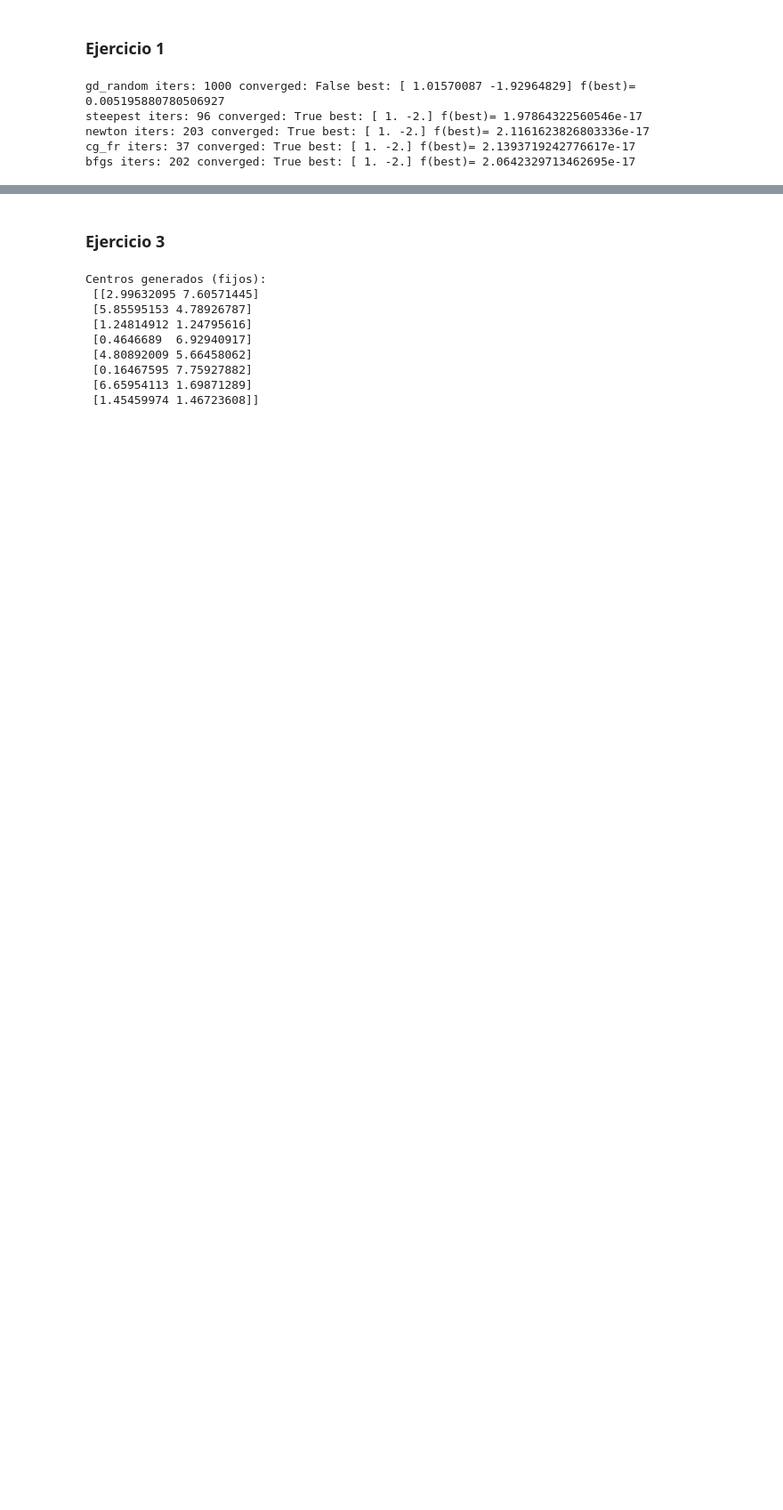
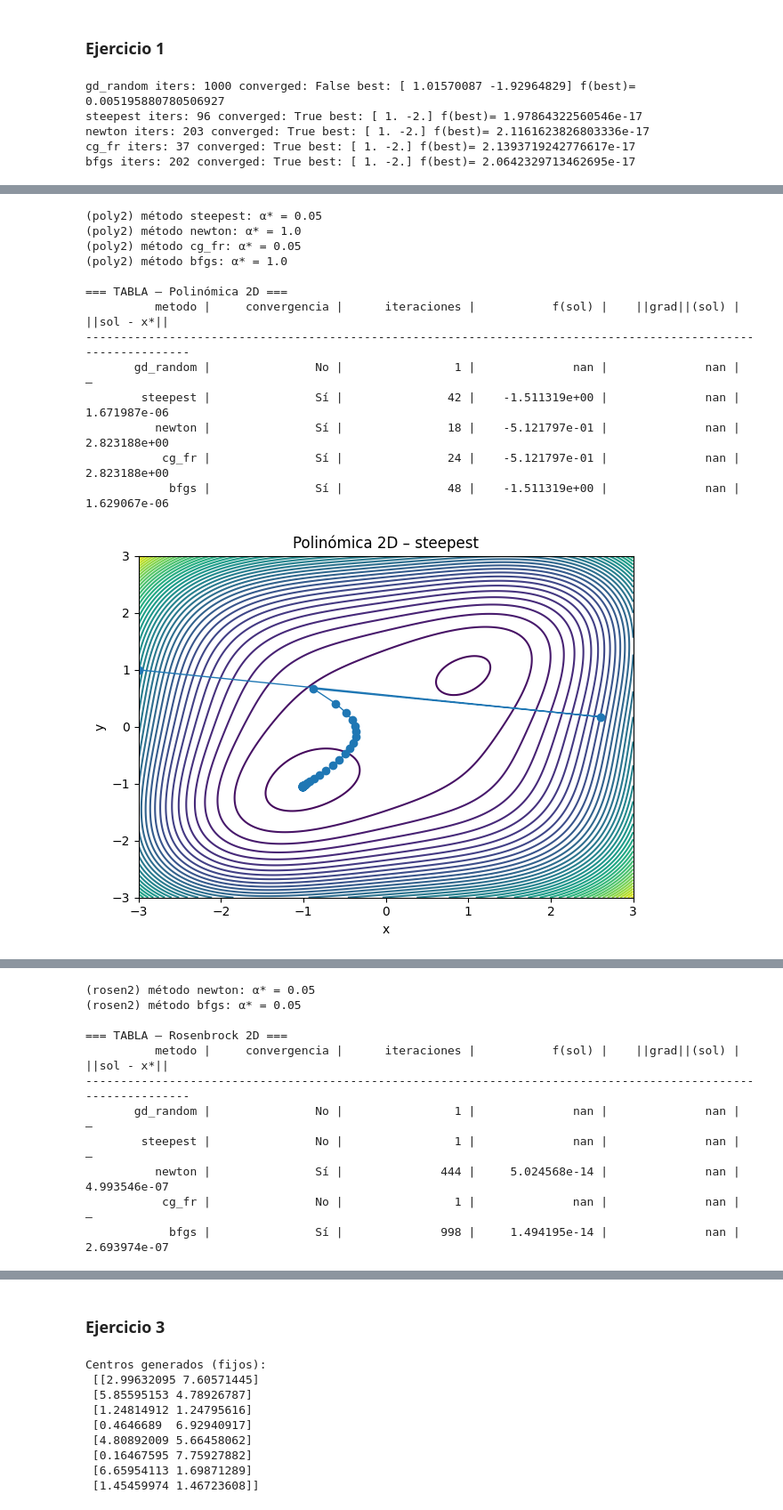
Before and after one commit to JPS4321/Lab3-MoSi, a Jupyter notebook: Lab3.ipynb, the cells around one changed output, grey strips where cells are left out. Shown at 89% size. Saved outputs shown, nothing was run; the diff lists cells and outputs as text; code cells hidden in the pictures; blank space fills up the shorter version.

```diff
--- a/Lab3.ipynb
+++ b/Lab3.ipynb
@@ -348,0 +634,22 @@ bfgs iters: 202 converged: True best: [ 1. -2.] f(best)= 2.0642329713462695e-17
+# %%
+# Corre cada problema y genera tablas + gráficas
+best_poly2, rows_poly2   = run_poly2()
+best_rosen2, rows_rosen2 = run_rosen2()
+
+# 7D sin Newton:
+best_rosen7, rows_rosen7 = run_rosen7(use_newton_7d=False)
+# %% [output]
+(poly2) método steepest: α* = 0.05
+(poly2) método newton: α* = 1.0
+(poly2) método cg_fr: α* = 0.05
+(poly2) método bfgs: α* = 1.0
+
+=== TABLA – Polinómica 2D ===
+          metodo |     convergencia |      iteraciones |           f(sol) |    ||grad||(sol) |     ||sol - x*||
+---------------------------------------------------------------------------------------------------------------
+       gd_random |               No |                1 |              nan |              nan |                —
+        steepest |               Sí |               42 |    -1.511319e+00 |              nan |     1.671987e-06
+          newton |               Sí |               18 |    -5.121797e-01 |              nan |     2.823188e+00
+           cg_fr |               Sí |               24 |    -5.121797e-01 |              nan |     2.823188e+00
+            bfgs |               Sí |               48 |    -1.511319e+00 |              nan |     1.629067e-06
+[figure, added]
@@ -348,0 +663,11 @@ bfgs iters: 202 converged: True best: [ 1. -2.] f(best)= 2.0642329713462695e-17
+(rosen2) método newton: α* = 0.05
+(rosen2) método bfgs: α* = 0.05
+
+=== TABLA – Rosenbrock 2D ===
+          metodo |     convergencia |      iteraciones |           f(sol) |    ||grad||(sol) |     ||sol - x*||
+---------------------------------------------------------------------------------------------------------------
+       gd_random |               No |                1 |              nan |              nan |                —
+        steepest |               No |                1 |              nan |              nan |                —
+          newton |               Sí |              444 |     5.024568e-14 |              nan |     4.993546e-07
+           cg_fr |               No |                1 |              nan |              nan |                —
+            bfgs |               Sí |              998 |     1.494195e-14 |              nan |     2.693974e-07
```
Also changed, not shown: parts of 10 cells of this notebook.
